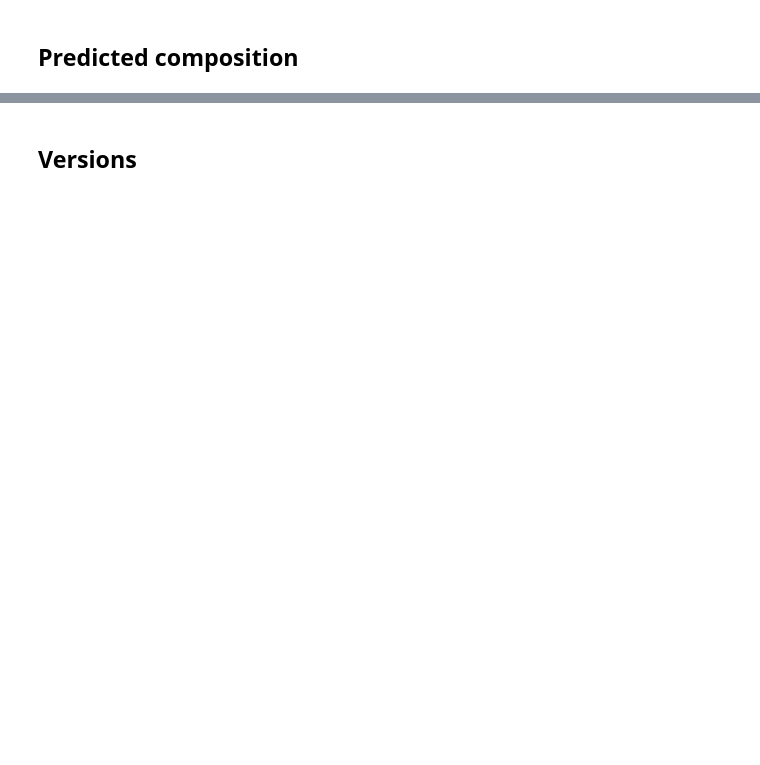
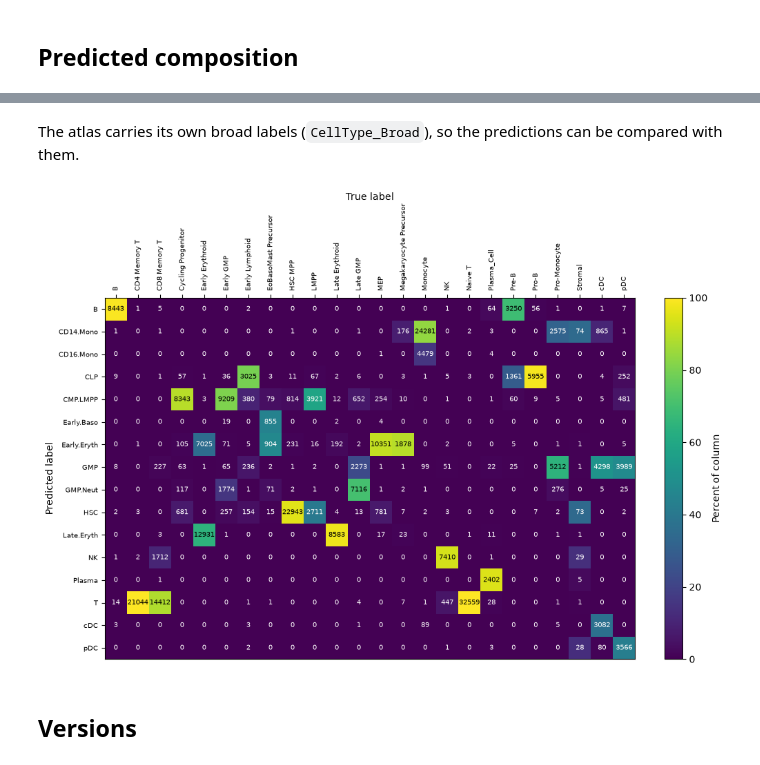
Before and after one commit to jacob-greene/py-viewmastR, a Jupyter notebook: tutorials/07_big_query.ipynb, the cells around one changed output, grey strips where cells are left out. Cells and saved outputs as stored; diff of their text form; code cells hidden in the pictures; blank space fills up the shorter version.

```diff
--- a/tutorials/07_big_query.ipynb
+++ b/tutorials/07_big_query.ipynb
@@ -23,8 +27,5 @@ import tutorial_data as td
 cfg = td.config()
 label = cfg.get("greenleaf_label", "celltype")
 ref = td.greenleaf_reference()
-query = td.large_query(backed=True)
-if cfg.get("large_query_gene_column"):
-    query.var_names = query.var[cfg["large_query_gene_column"]].astype(str).to_numpy()
-    query.var_names_make_unique(join=".")
+query = td.large_query()
 print(f"query: {query.n_obs:,} cells x {query.n_vars:,} genes, on disk")
@@ -68,3 +86,11 @@ plt.show()
+# %% [markdown]
+The atlas carries its own broad labels (`CellType_Broad`), so the predictions can be
+compared with them.
+# %%
+vm.confusion_matrix(query.obs["test1"], query.obs["CellType_Broad"])
+plt.show()
+# %% [output]
+[figure, added]
 # %% [markdown]
 ## Versions
 # %%
```
Also changed, not shown: parts of 7 cells of this notebook, 5 other files.
